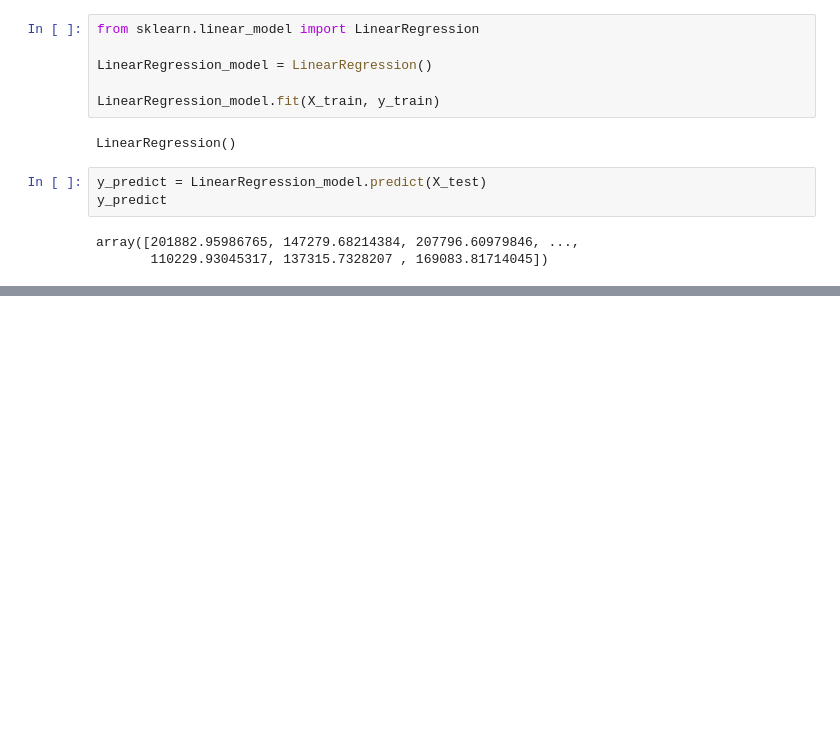
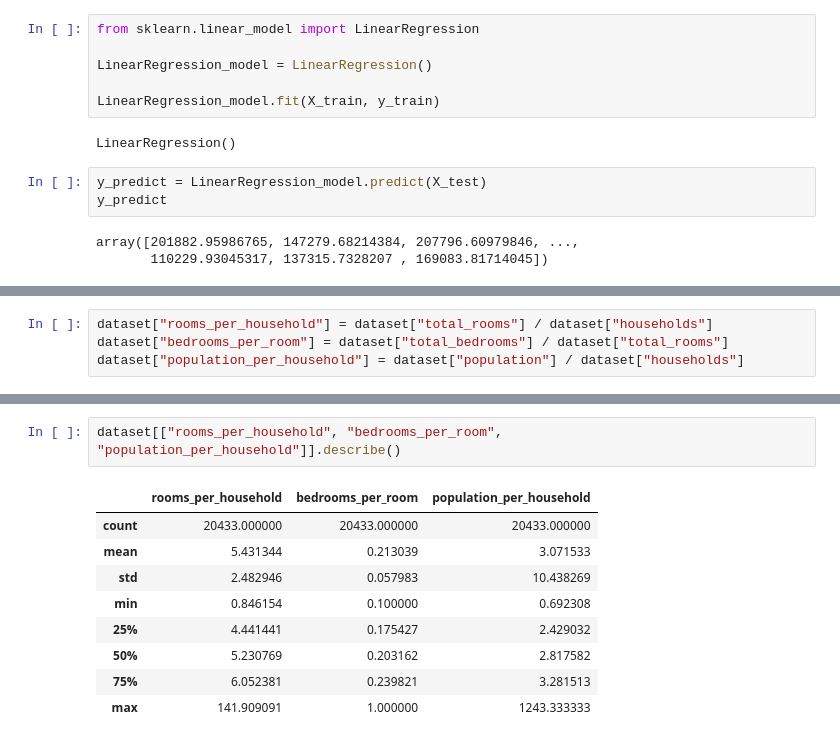
Before and after one commit to donyafallah/California-Housing, a Jupyter notebook: California Housing.ipynb, the cells around one changed output, grey strips where cells are left out. Saved outputs shown, nothing was run; the diff lists cells and outputs as text; blank space fills up the shorter version.

Commit message:
Feature Engineering: add household and room ratio features

```diff
--- a/California Housing.ipynb
+++ b/California Housing.ipynb
@@ -498,0 +501,4 @@ R2 Score: 0.6488402154431996
+# %%
+dataset["rooms_per_household"] = dataset["total_rooms"] / dataset["households"]
+dataset["bedrooms_per_room"] = dataset["total_bedrooms"] / dataset["total_rooms"]
+dataset["population_per_household"] = dataset["population"] / dataset["households"]
@@ -498,0 +526,12 @@ R2 Score: 0.6488402154431996
+# %%
+dataset[["rooms_per_household", "bedrooms_per_room", "population_per_household"]].describe()
+# %% [output]
+|  | rooms_per_household | bedrooms_per_room | population_per_household |
+| count | 20433.000000 | 20433.000000 | 20433.000000 |
+| mean | 5.431344 | 0.213039 | 3.071533 |
+| std | 2.482946 | 0.057983 | 10.438269 |
+| min | 0.846154 | 0.100000 | 0.692308 |
+| 25% | 4.441441 | 0.175427 | 2.429032 |
+| 50% | 5.230769 | 0.203162 | 2.817582 |
+| 75% | 6.052381 | 0.239821 | 3.281513 |
+| max | 141.909091 | 1.000000 | 1243.333333 |
```
Also changed, not shown: parts of 7 cells of this notebook.
